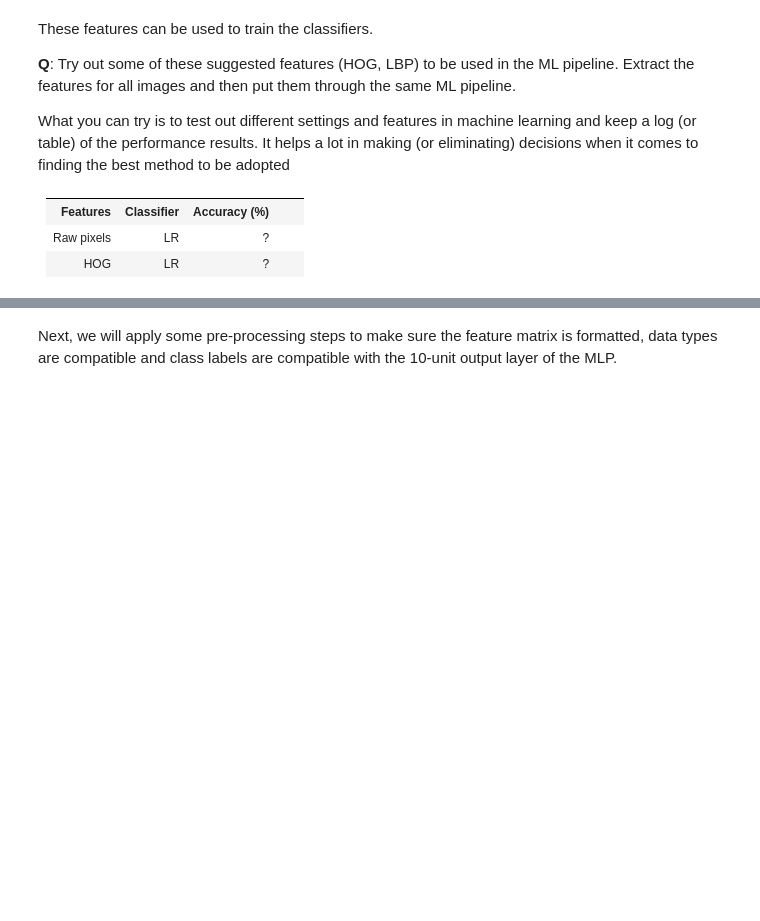
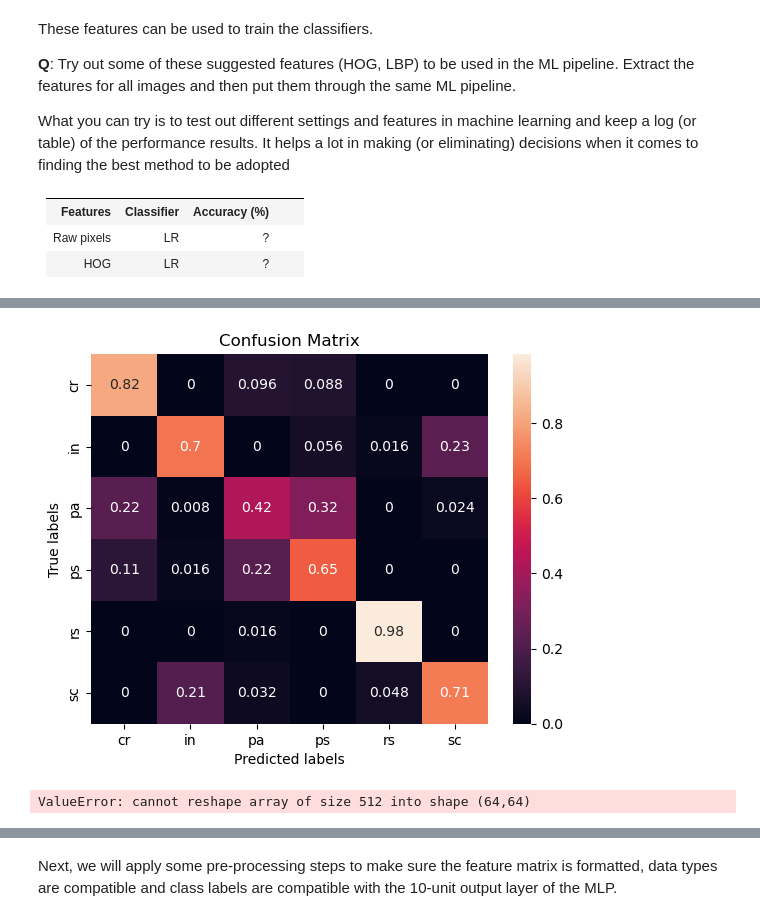
Before and after one commit to junyao0525/Vision-lab-CDS6334, a Jupyter notebook: Lab10/Lab10 - ML Pipeline_NN.ipynb, the cells around one changed output, grey strips where cells are left out. Drawn from its saved outputs; the diff is of its cells as text; code cells hidden in the pictures; blank space fills up the shorter version.

```diff
--- a/Lab10/Lab10 - ML Pipeline_NN.ipynb
+++ b/Lab10/Lab10 - ML Pipeline_NN.ipynb
@@ -328,0 +463,9 @@ What you can try is to test out different settings and features in machine learn
+# %%
+# this splits both X and Y into their respective train and test partitions
+# by default, test_size=0.25 which means 25% of data is in the test set, while
+# the training set has the remaining 75%. This ratio can be tweaked
+# random_state ensures that the splitting is done using the same randomizer seed (for reproducibility)
+
+X = image_db_hog
+y = labels
+X_train, X_test, y_train, y_test = train_test_split(X, y, test_size=0.25, random_state=0, stratify=y)
@@ -328,0 +482,7 @@ What you can try is to test out different settings and features in machine learn
+# %%
+from sklearn.linear_model import LogisticRegression
+###Note: This cell may take awhile to run
+# create the classifier object
+clf = LogisticRegression(solver='sag', n_jobs=-1, max_iter=100)
+# 'sag' use l2 optimization, '-1' use all processors, default max iteration
+clf.fit(X_train, y_train)     # fit the model with training data/labels
@@ -328,0 +518,15 @@ What you can try is to test out different settings and features in machine learn
+# %%
+from sklearn.metrics import confusion_matrix, classification_report
+
+short_labels = [i[0] for i in cats]
+
+print("Test Accuracy: ", clf.score(X_test, y_test))
+y_pred = clf.predict(X_test)
+print("Confusion Matrix")
+cm = confusion_matrix(y_test, y_pred)
+n_samples = np.sum(cm, axis=1)
+dcm = [cm[i]/n for i, n in enumerate(n_samples) ]
+print(cm)
+print("Normalized Confusion Matrix")
+print(np.squeeze(dcm))
+print(classification_report(y_test, y_pred, labels=short_labels))
@@ -329,3 +551,34 @@ What you can try is to test out different settings and features in machine learn
+# %%
+import seaborn as sns
+import matplotlib.pyplot as plt
+
+ax= plt.subplot()
+sns.heatmap(dcm, annot=True, ax = ax); #annot=True to annotate cells
+
+# labels, title and ticks
+ax.set_xlabel('Predicted labels');ax.set_ylabel('True labels');
+ax.set_title('Confusion Matrix');
+ax.xaxis.set_ticklabels(short_labels); ax.yaxis.set_ticklabels(short_labels);
+# %% [output]
+[figure, added]
+# %%
+# let's pick some random images from the dataset and perform prediction to see
+# if they match the actual labels
+
+def checkPredictions(img_set, img_set_labels, img_shape, idx):
+    showImage(img_set[idx].reshape(img_shape[0], img_shape[1]))
+    print("Prediction:",clf.predict(X_test[idx].reshape(1, -1)))
+    print("G/T:",img_set_labels[idx])
+
+
+# remember that we shaped the images into a 1-D vector, we have to reshape it back
+actualsize = (64, 64)
+checkPredictions(X_test, y_test, actualsize, 12)
+checkPredictions(X_test, y_test, actualsize, 48)
+checkPredictions(X_test, y_test, actualsize, 101)
+checkPredictions(X_test, y_test, actualsize, 234)
+# %% [output]
+ValueError: cannot reshape array of size 512 into shape (64,64)
 # %% [markdown]
 ---
 ## Neural Network
```
Also changed, not shown: parts of 32 cells of this notebook, 3 other files.
